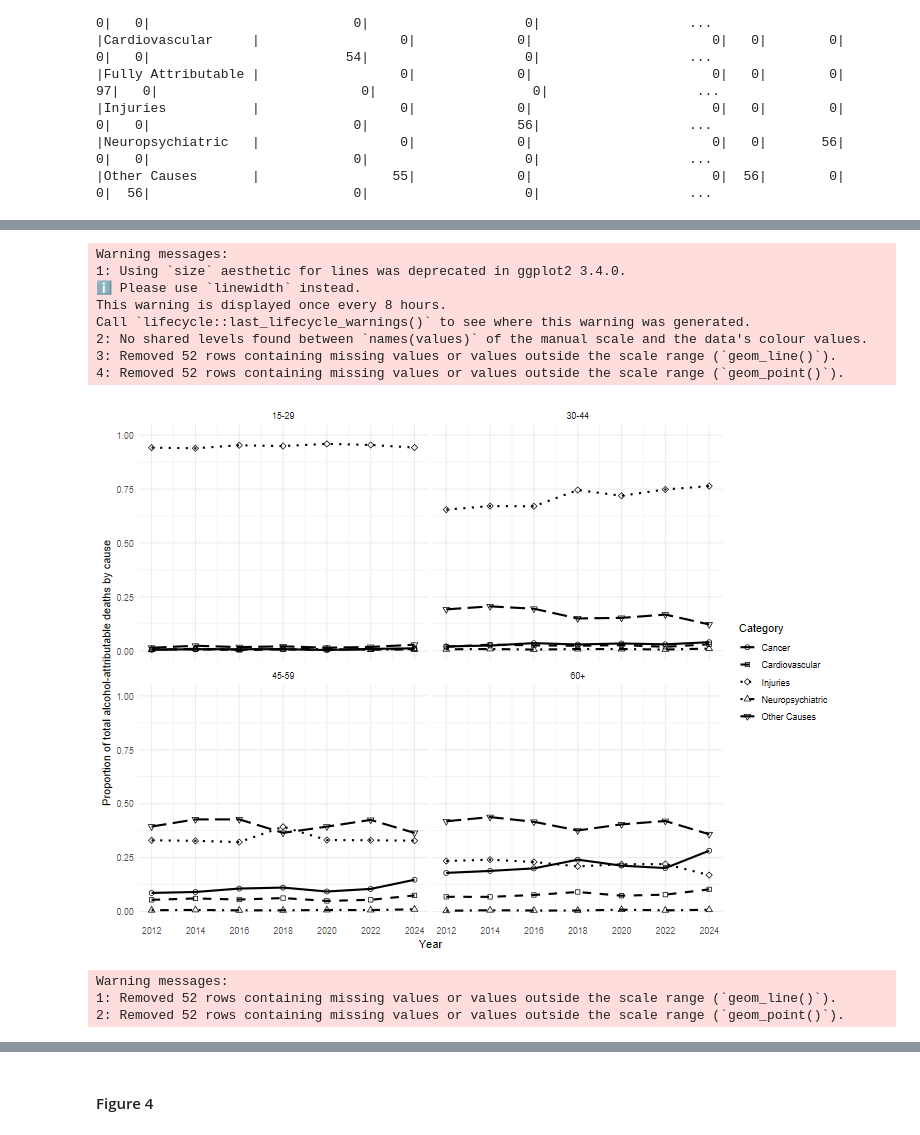
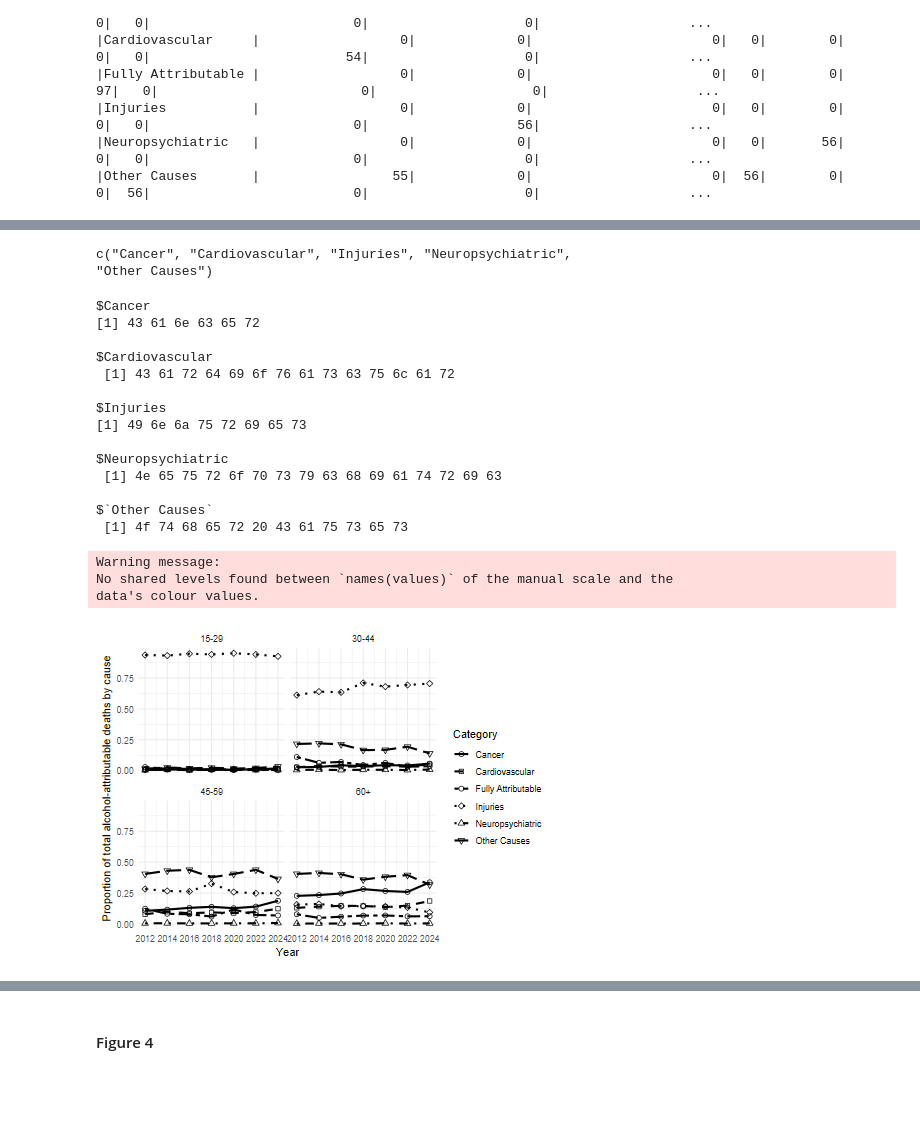
Before and after one commit to ACC1240138/expandPIF, a Jupyter notebook: __andres_control/expand_pif.ipynb, the cells around one changed output, grey strips where cells are left out. Drawn from its saved outputs; the diff is of its cells as text; code cells hidden in the pictures; blank space fills up the shorter version.

Commit message:
update expand_pif (corrected numbers/counts, correct mojibake error in fd more than 1 year in spanish, etc.)

```diff
--- a/__andres_control/expand_pif.ipynb
+++ b/__andres_control/expand_pif.ipynb
@@ -3648,8 +3909,39 @@ mortality_results_cat
+# %%
+scale_vals <- c(
+  "Cancer" = "black",
+  "Cardiovascular" = "darkgray",
+  "Injuries" = "gray",
+  "Neuropsychiatric" = "lightgray",
+  "Other Causes" = "dimgray"
+)
+
+scale_names <- names(scale_vals)
+scale_names
+dput(scale_names)
+sapply(scale_names, charToRaw)
+# %% [output]
+c("Cancer", "Cardiovascular", "Injuries", "Neuropsychiatric",
+"Other Causes")
+$Cancer
+[1] 43 61 6e 63 65 72
+
+$Cardiovascular
+ [1] 43 61 72 64 69 6f 76 61 73 63 75 6c 61 72
+
+$Injuries
+[1] 49 6e 6a 75 72 69 65 73
+
+$Neuropsychiatric
+ [1] 4e 65 75 72 6f 70 73 79 63 68 69 61 74 72 69 63
+
+$`Other Causes`
+ [1] 4f 74 68 65 72 20 43 61 75 73 65 73
 # %%
 #| label: mort-trends-age-sex-chile20-fig5
 #| results: "hold"
 
 mortality_results_cat %>%
+  dplyr::filter(year %% 2 == 0, year >= 2012) %>%
   filter(gender == "Hombre") %>%
   group_by(year, age_group, category) %>%
   summarise(
@@ -3659,11 +3951,11 @@ mortality_results_cat %>%
     .groups = "drop"
   ) %>%
   group_by(age_group, year) %>%
-  mutate(prop_mort = mort / sum(mort, na.rm = TRUE)) %>%
+  mutate(prop_mort= mort / sum(mort, na.rm = TRUE)) %>%
   ungroup() %>%
-  ggplot(aes(x = year, y = prop_mort, linetype = category, shape = category, col = category)) +  # Map shape to category
-  geom_line(size = 1, color = "black") +
-  geom_point(size = 2, color = "black") +
+  ggplot(aes(x= year, y= prop_mort, linetype= category, shape= category, col = category)) +  # Map shape to category
+  geom_line(linewidth= 1, color = "black") +
+  geom_point(size= 2, color = "black") +
   scale_x_continuous(
     breaks = c(2012, 2014, 2016, 2018, 2020, 2022, 2024),
     labels = c(2012, 2014, 2016, 2018, 2020, 2022, 2024)
@@ -3674,16 +3966,18 @@ mortality_results_cat %>%
       "Cardiovascular" = "darkgray",
       "Injuries" = "gray",
       "Neuropsychiatric" = "lightgray",
-      "Other Causes" = "dimgray"
+      "Other Causes" = "dimgray",
+      "Fully Attributable" = "red3"
     )
   ) +
   scale_shape_manual(
     values = c(
-      "Cancer" = 21,  # Circle
-      "Cardiovascular" = 22,  # Square
-      "Injuries" = 23,  # Diamond
-      "Neuropsychiatric" = 24,  # Triangle-up
-      "Other Causes" = 25  # Triangle-down
+      "Cancer" = 21,
+      "Cardiovascular" = 22,
+      "Injuries" = 23,
+      "Neuropsychiatric" = 24,
+      "Other Causes" = 25,
+      "Fully Attributable" = 1
     )
   ) +
   scale_linetype_manual(
@@ -3692,7 +3986,8 @@ mortality_results_cat %>%
       "Cardiovascular" = "dashed",
       "Injuries" = "dotted",
       "Neuropsychiatric" = "dotdash",
-      "Other Causes" = "longdash"
+      "Other Causes" = "longdash",
+      "Fully Attributable" = "twodash"
     )
   ) +
   facet_wrap(~ age_group, labeller = as_labeller(c("1" = "15-29", "2" = "30-44", "3" = "45-59", "4" = "60+"))) +
@@ -3729,14 +4024,16 @@ fig4 <- mortality_results_cat %>%
     "Cardiovascular" = 22,
     "Injuries" = 23,
     "Neuropsychiatric" = 24,
-    "Other Causes" = 25
+    "Other Causes" = 25,
+    "Fully Attributable" = 1
   )) +
   scale_linetype_manual(values = c(
     "Cancer" = "solid",
     "Cardiovascular" = "longdash",
     "Injuries" = "dotted",
     "Neuropsychiatric" = "dotdash",
-    "Other Causes" = "longdash"
+    "Other Causes" = "longdash",
+    "Fully Attributable" = "twodash"
   )) +
   facet_wrap(
     ~ age_group,
@@ -3747,42 +4044,34 @@ fig4 <- mortality_results_cat %>%
     y = "Proportion of total alcohol-attributable deaths by cause",
     linetype = "Category",
     shape = "Category"
   ) +
   theme_minimal(base_size = 14) +
   theme(
     legend.position = "right",
     legend.title = element_text(size = 14),
     legend.text = element_text(size = 12),
     strip.text = element_text(size = 13),
     axis.title = element_text(size = 15),
     axis.text = element_text(size = 12),
     panel.grid.major = element_line(color = "grey88", linewidth = 0.5),
     panel.grid.minor = element_line(color = "grey93", linewidth = 0.3)
   )
 
 ggsave(
   filename = file.path(
   gsub("__andres_control","",getwd()),
   "__andres_control",
   "Figure 5.png"
   ),
   plot = fig4,
   width = 9,
   height = 7,
   units = "in",
   dpi = 300,
   bg = "white"
 )
 # %% [output]
-Warning messages:
-1: Using `size` aesthetic for lines was deprecated in ggplot2 3.4.0.
-ℹ Please use `linewidth` instead.
-This warning is displayed once every 8 hours.
-Call `lifecycle::last_lifecycle_warnings()` to see where this warning was generated.
-2: No shared levels found between `names(values)` of the manual scale and the data's colour values.
-3: Removed 52 rows containing missing values or values outside the scale range (`geom_line()`).
-4: Removed 52 rows containing missing values or values outside the scale range (`geom_point()`).
+Warning message:
+No shared levels found between `names(values)` of the manual scale and the
+data's colour values.
-[figure, old version]
+[figure, new version]
-Warning messages:
-1: Removed 52 rows containing missing values or values outside the scale range (`geom_line()`).
-2: Removed 52 rows containing missing values or values outside the scale range (`geom_point()`).
```
Also changed, not shown: parts of 44 cells of this notebook, 18 other files.
